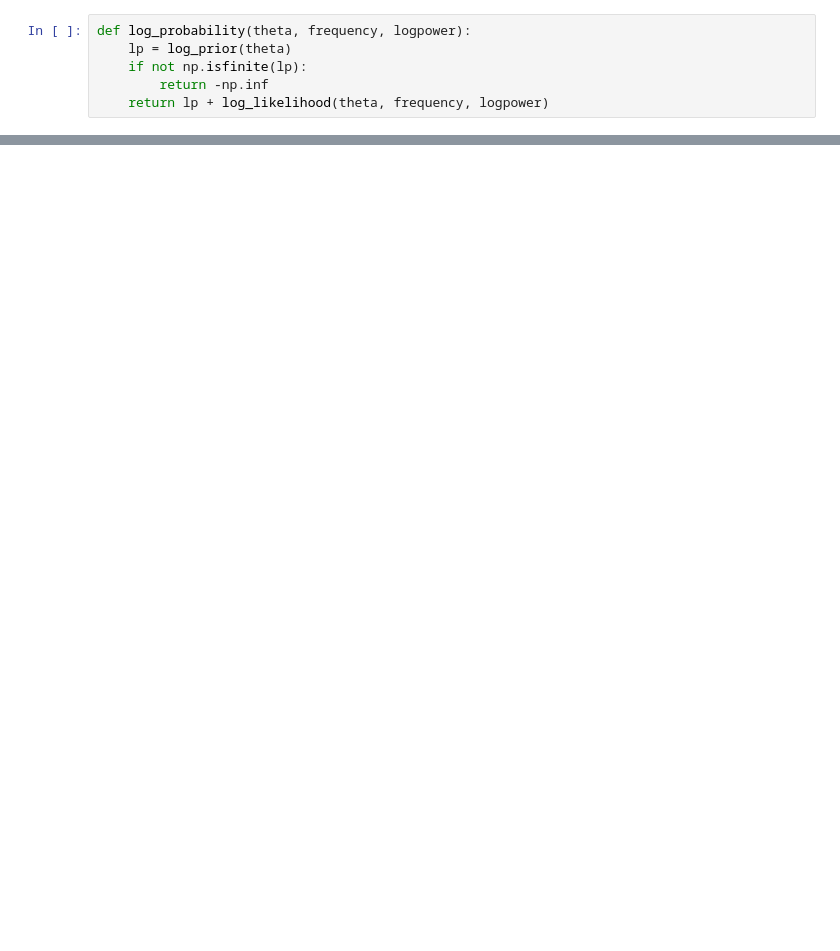
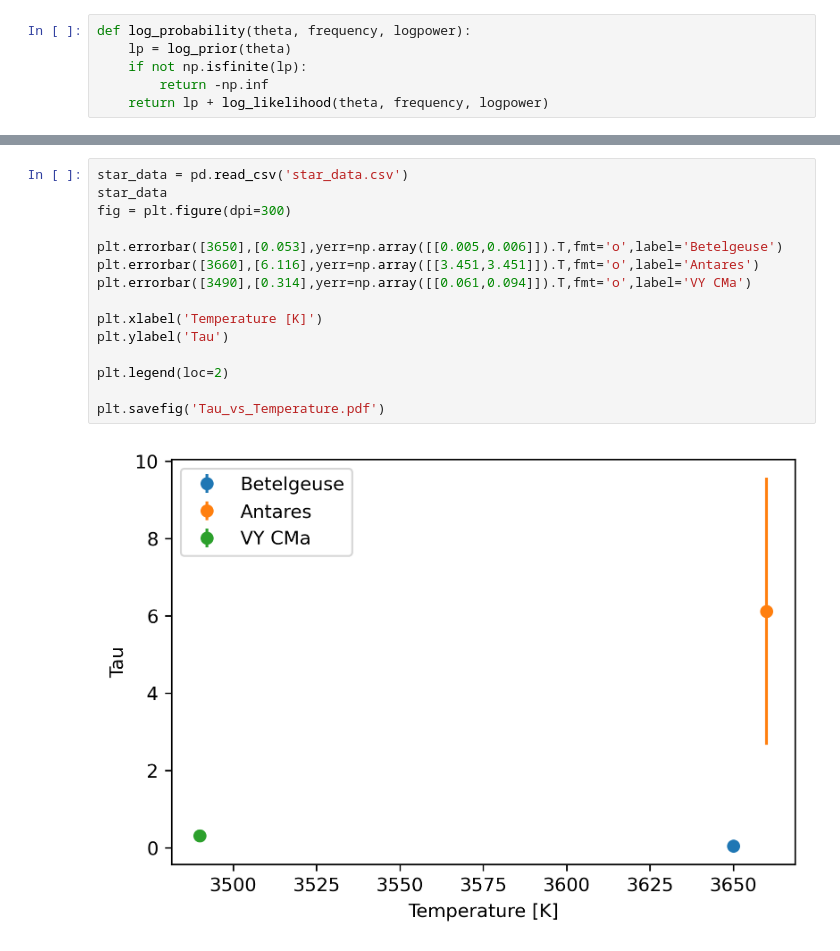
Before and after one commit to Bilsek12/squeegee, a Jupyter notebook: emcee_fit_smith.ipynb, the cells around one changed output, grey strips where cells are left out. Saved outputs shown, nothing was run; the diff lists cells and outputs as text; blank space fills up the shorter version.

```diff
--- a/emcee_fit_smith.ipynb
+++ b/emcee_fit_smith.ipynb
@@ -33,0 +130,17 @@ sampler.run_mcmc(pos, 5000, progress=True);
+# %%
+star_data = pd.read_csv('star_data.csv')
+star_data
+fig = plt.figure(dpi=300)
+
+plt.errorbar([3650],[0.053],yerr=np.array([[0.005,0.006]]).T,fmt='o',label='Betelgeuse')
+plt.errorbar([3660],[6.116],yerr=np.array([[3.451,3.451]]).T,fmt='o',label='Antares')
+plt.errorbar([3490],[0.314],yerr=np.array([[0.061,0.094]]).T,fmt='o',label='VY CMa')
+
+plt.xlabel('Temperature [K]')
+plt.ylabel('Tau')
+
+plt.legend(loc=2)
+
+plt.savefig('Tau_vs_Temperature.pdf')
+# %% [output]
+[figure, added]
```
Also changed, not shown: parts of 9 cells of this notebook, 2 other files.
